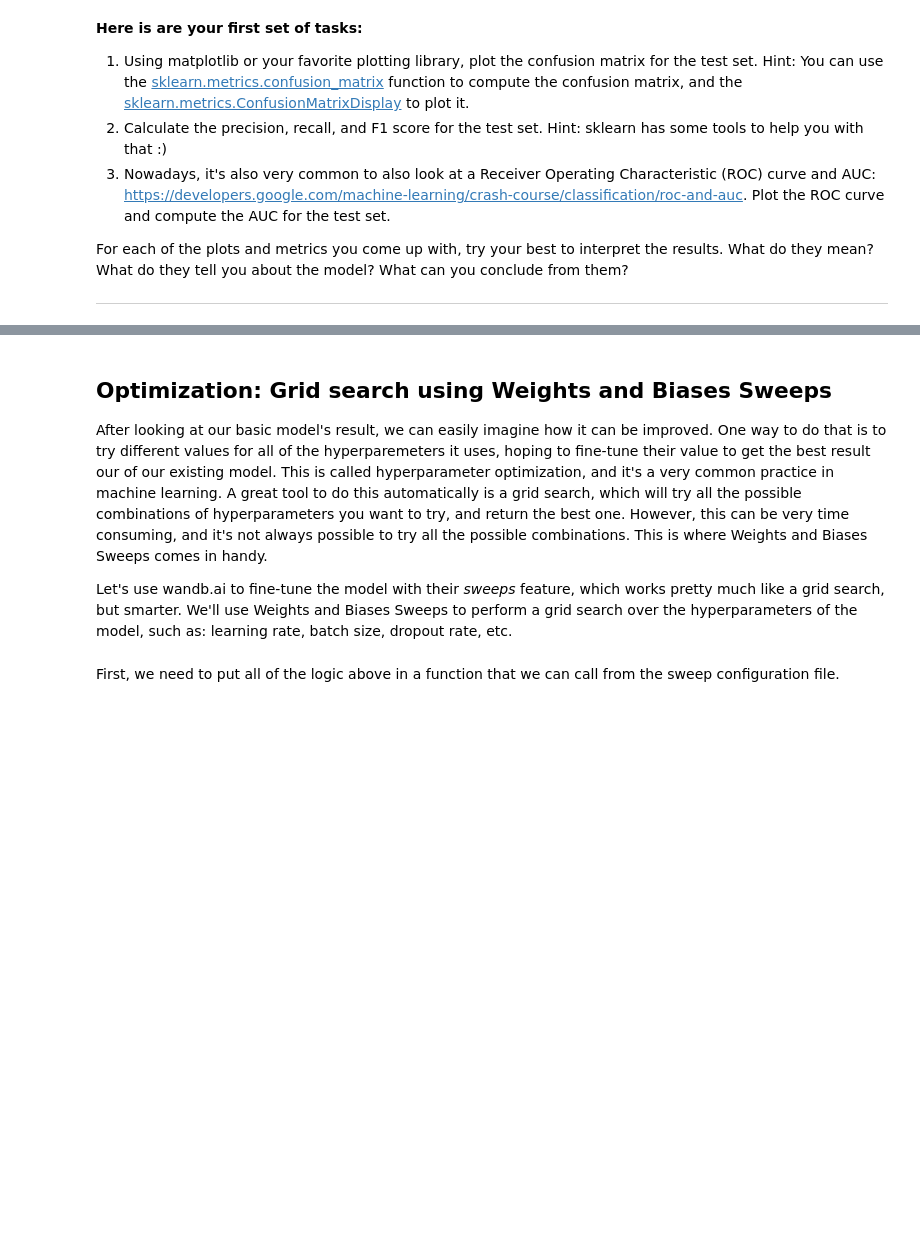
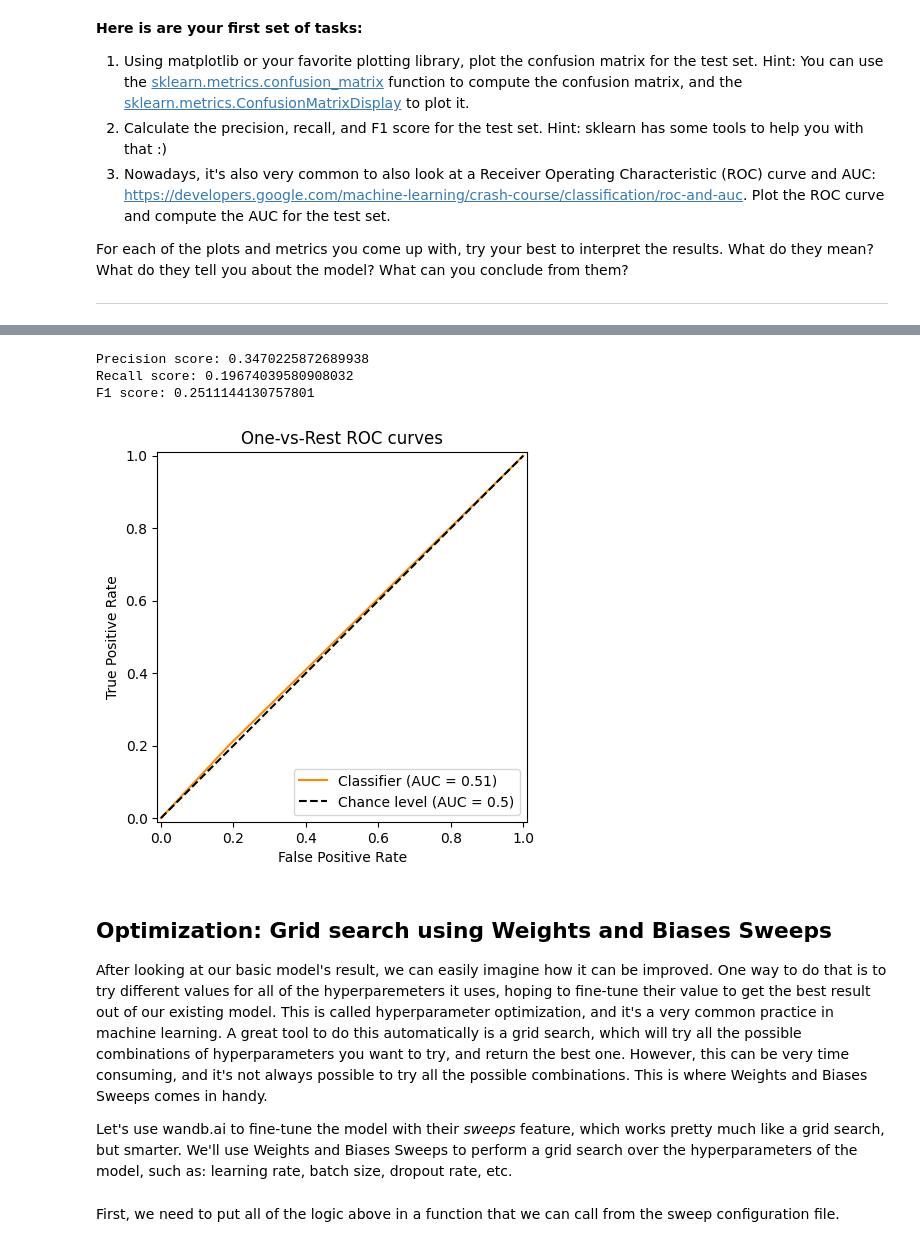
Before and after one commit to ricco-hub/ztf_summer_school_2024, a Jupyter notebook: lectures/01-ml/BTS_ml_summer_school.ipynb, the cells around one changed output, grey strips where cells are left out. Saved outputs shown, nothing was run; the diff lists cells and outputs as text; code cells hidden in the pictures; blank space fills up the shorter version.

```diff
--- a/lectures/01-ml/BTS_ml_summer_school.ipynb
+++ b/lectures/01-ml/BTS_ml_summer_school.ipynb
@@ -479,7 +488,37 @@ For each of the plots and metrics you come up with, try your best to interpret t
+# %%
+# calculate precision, recall, F1
+# precision score
+print('Precision score:', precision_score(y_true, y_pred))
+
+# recall score
+print('Recall score:', recall_score(y_true, y_pred))
+
+# F1 score
+print('F1 score:', f1_score(y_true, y_pred))
+# %% [output]
+Precision score: 0.3470225872689938
+Recall score: 0.19674039580908032
+F1 score: 0.2511144130757801
+# %%
+# ROC and AUC
+# ROC
+display = RocCurveDisplay.from_predictions(
+    y_true,
+    y_pred,
+    color="darkorange",
+    plot_chance_level=True,
+)
+_ = display.ax_.set(
+    xlabel="False Positive Rate",
+    ylabel="True Positive Rate",
+    title="One-vs-Rest ROC curves",
+)
+# %% [output]
+[figure, added]
 # %% [markdown]
 ## Optimization: Grid search using Weights and Biases Sweeps
 
-After looking at our basic model's result, we can easily imagine how it can be improved. One way to do that is to try different values for all of the hyperparemeters it uses, hoping to fine-tune their value to get the best result our of our existing model. This is called hyperparameter optimization, and it's a very common practice in machine learning. A great tool to do this automatically is a grid search, which will try all the possible combinations of hyperparameters you want to try, and return the best one. However, this can be very time consuming, and it's not always possible to try all the possible combinations. This is where Weights and Biases Sweeps comes in handy.
+After looking at our basic model's result, we can easily imagine how it can be improved. One way to do that is to try different values for all of the hyperparemeters it uses, hoping to fine-tune their value to get the best result out of our existing model. This is called hyperparameter optimization, and it's a very common practice in machine learning. A great tool to do this automatically is a grid search, which will try all the possible combinations of hyperparameters you want to try, and return the best one. However, this can be very time consuming, and it's not always possible to try all the possible combinations. This is where Weights and Biases Sweeps comes in handy.
 
 Let's use wandb.ai to fine-tune the model with their *sweeps* feature, which works pretty much like a grid search, but smarter. We'll use Weights and Biases Sweeps to perform a grid search over the hyperparameters of the model, such as: learning rate, batch size, dropout rate, etc.
 # %% [markdown]
```
Also changed, not shown: parts of 10 cells of this notebook.
